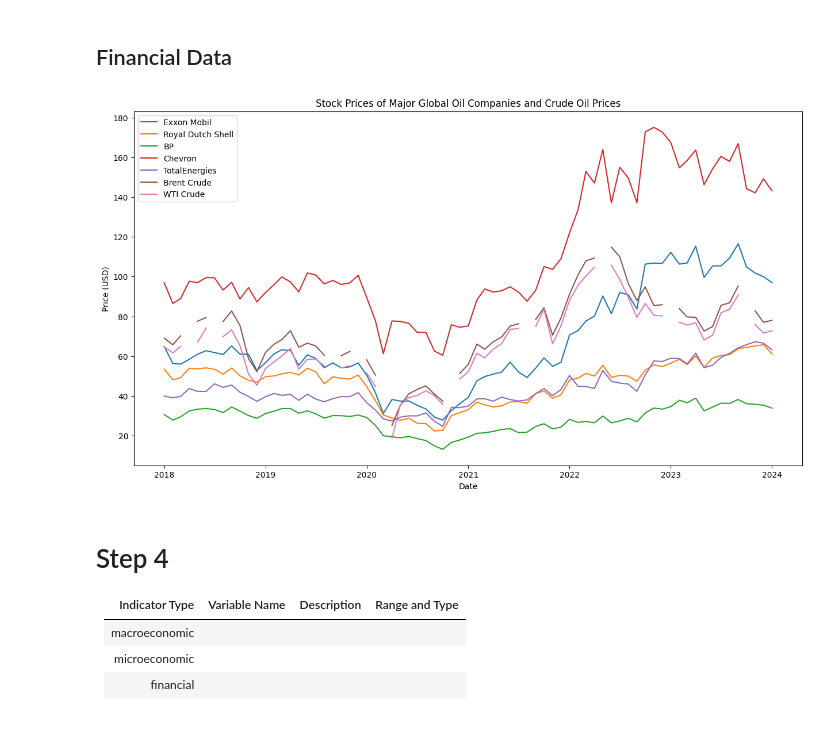
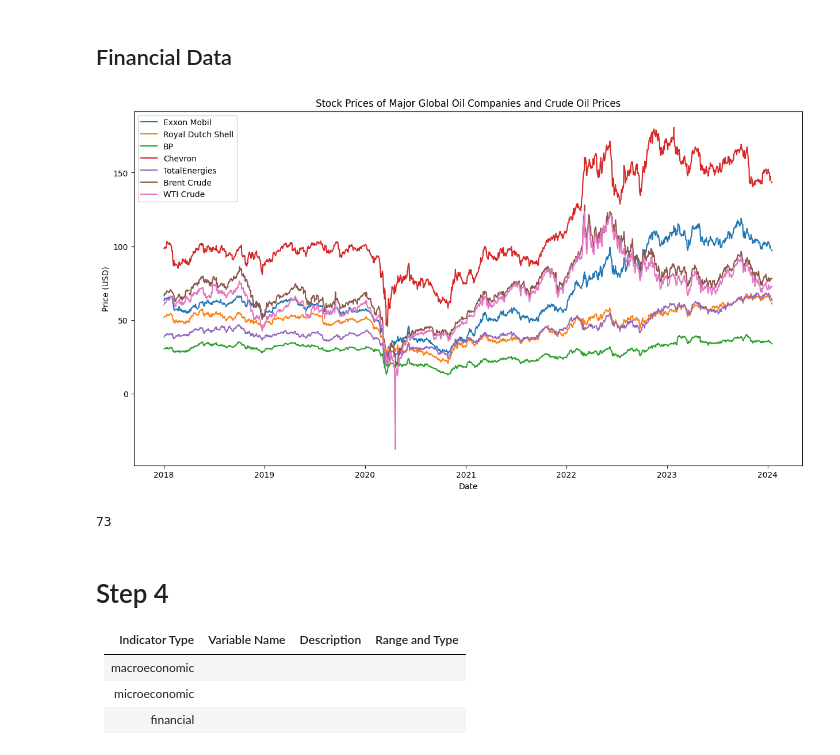
Before and after one commit to pankajti/qtw, a Jupyter notebook: Risk_GWP1.ipynb, the cells around one changed output. Saved outputs shown, nothing was run; the diff lists cells and outputs as text; code cells hidden in the pictures.

```diff
--- a/Risk_GWP1.ipynb
+++ b/Risk_GWP1.ipynb
@@ -171,35 +167,39 @@ price_ret.plot()
 # Define the ticker symbols for major global oil companies and crude oil
 tickers = {
     "Exxon Mobil": "XOM",
     "Royal Dutch Shell": "SHEL",
     "BP": "BP",
     "Chevron": "CVX",
     "TotalEnergies": "TTE",
     "Brent Crude": "BZ=F",
     "WTI Crude": "CL=F"
 }
 
 # Fetch historical data for each ticker
 data = {}
 for name, ticker in tickers.items():
     ticker_data = yf.Ticker(ticker)
-    data[name] = ticker_data.history(start="2018-01-01", interval="1mo")['Close']
+    data[name] = ticker_data.history(start="2018-01-01")['Close']
 
 # Convert to DataFrame
 df = pd.DataFrame(data)
 financial_data = df
 # Plotting
 plt.figure(figsize=(15, 8))
 for name in df.columns:
     plt.plot(df.index, df[name], label=name)
 
 plt.title("Stock Prices of Major Global Oil Companies and Crude Oil Prices")
 plt.ylabel("Price (USD)")
 plt.xlabel("Date")
 plt.legend()
 plt.show()
 # %% [output]
-[figure, old version]
+[figure, new version]
+# %%
+len(df)
+# %% [output]
+73
 # %% [markdown]
 # Step 4
 
```
Also changed, not shown: parts of 19 cells of this notebook.
